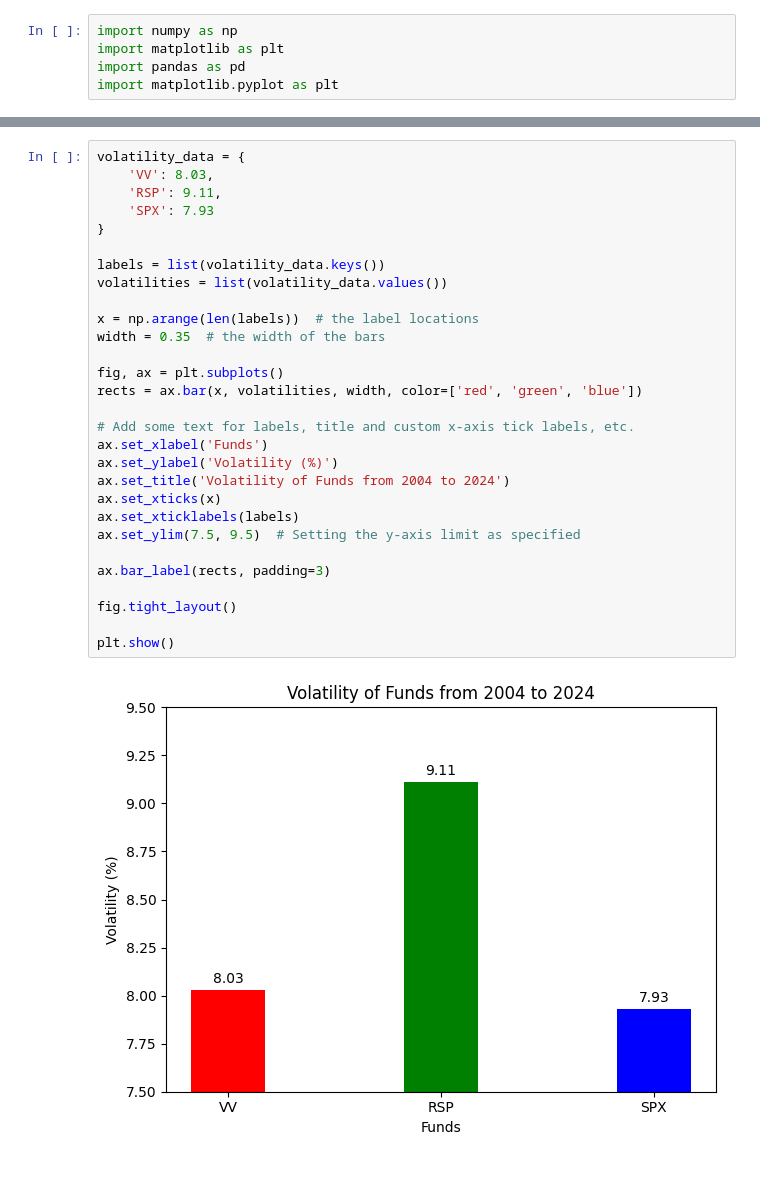
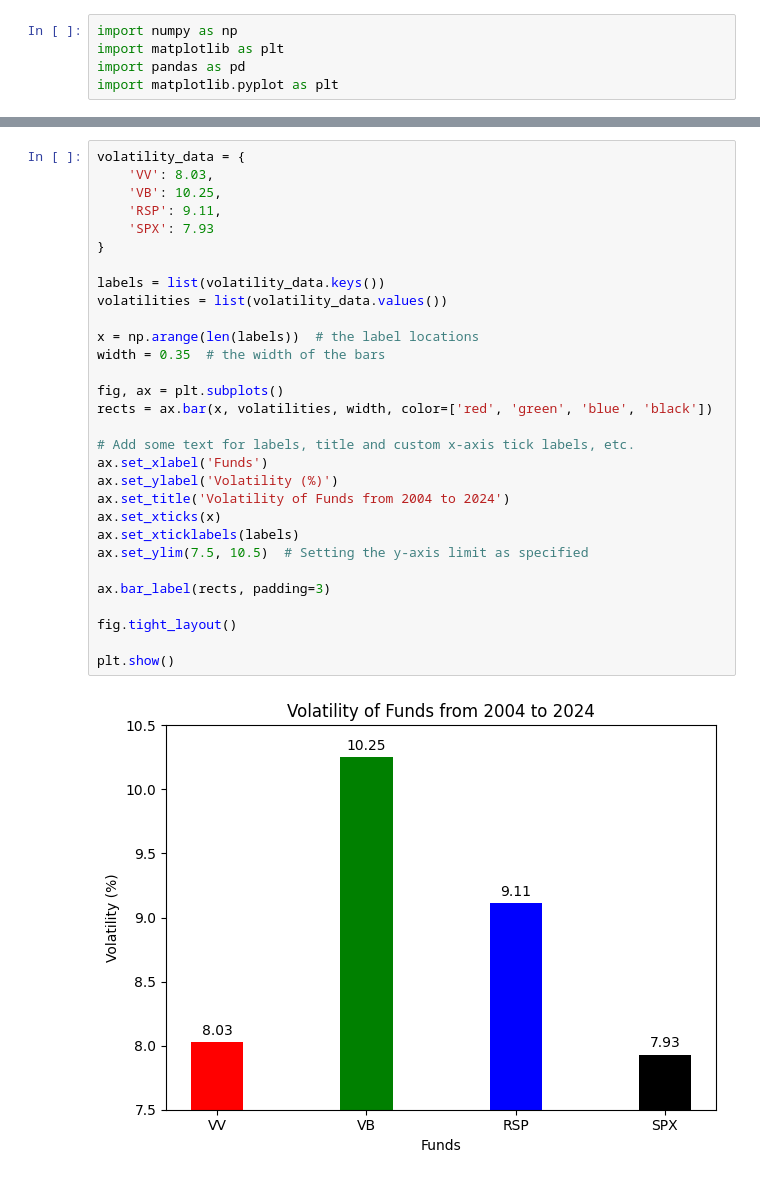
Before and after one commit to blakeziegler/AssetAllocationProj, a Jupyter notebook: Python/analysis.ipynb, the cells around one changed output, grey strips where cells are left out. Drawn from its saved outputs; the diff is of its cells as text.

```diff
--- a/Python/analysis.ipynb
+++ b/Python/analysis.ipynb
@@ -181,31 +199,32 @@ Volatility of SPX: 7.93%
 # %%
 volatility_data = {
     'VV': 8.03,
+    'VB': 10.25,
     'RSP': 9.11,
     'SPX': 7.93
 }
 
 labels = list(volatility_data.keys())
 volatilities = list(volatility_data.values())
 
 x = np.arange(len(labels))  # the label locations
 width = 0.35  # the width of the bars
 
 fig, ax = plt.subplots()
-rects = ax.bar(x, volatilities, width, color=['red', 'green', 'blue'])
+rects = ax.bar(x, volatilities, width, color=['red', 'green', 'blue', 'black'])
 
 # Add some text for labels, title and custom x-axis tick labels, etc.
 ax.set_xlabel('Funds')
 ax.set_ylabel('Volatility (%)')
 ax.set_title('Volatility of Funds from 2004 to 2024')
 ax.set_xticks(x)
 ax.set_xticklabels(labels)
-ax.set_ylim(7.5, 9.5)  # Setting the y-axis limit as specified
+ax.set_ylim(7.5, 10.5)  # Setting the y-axis limit as specified
 
 ax.bar_label(rects, padding=3)
 
 fig.tight_layout()
 
 plt.show()
 # %% [output]
-[figure, old version]
+[figure, new version]
```
Also changed, not shown: parts of 7 cells of this notebook.
